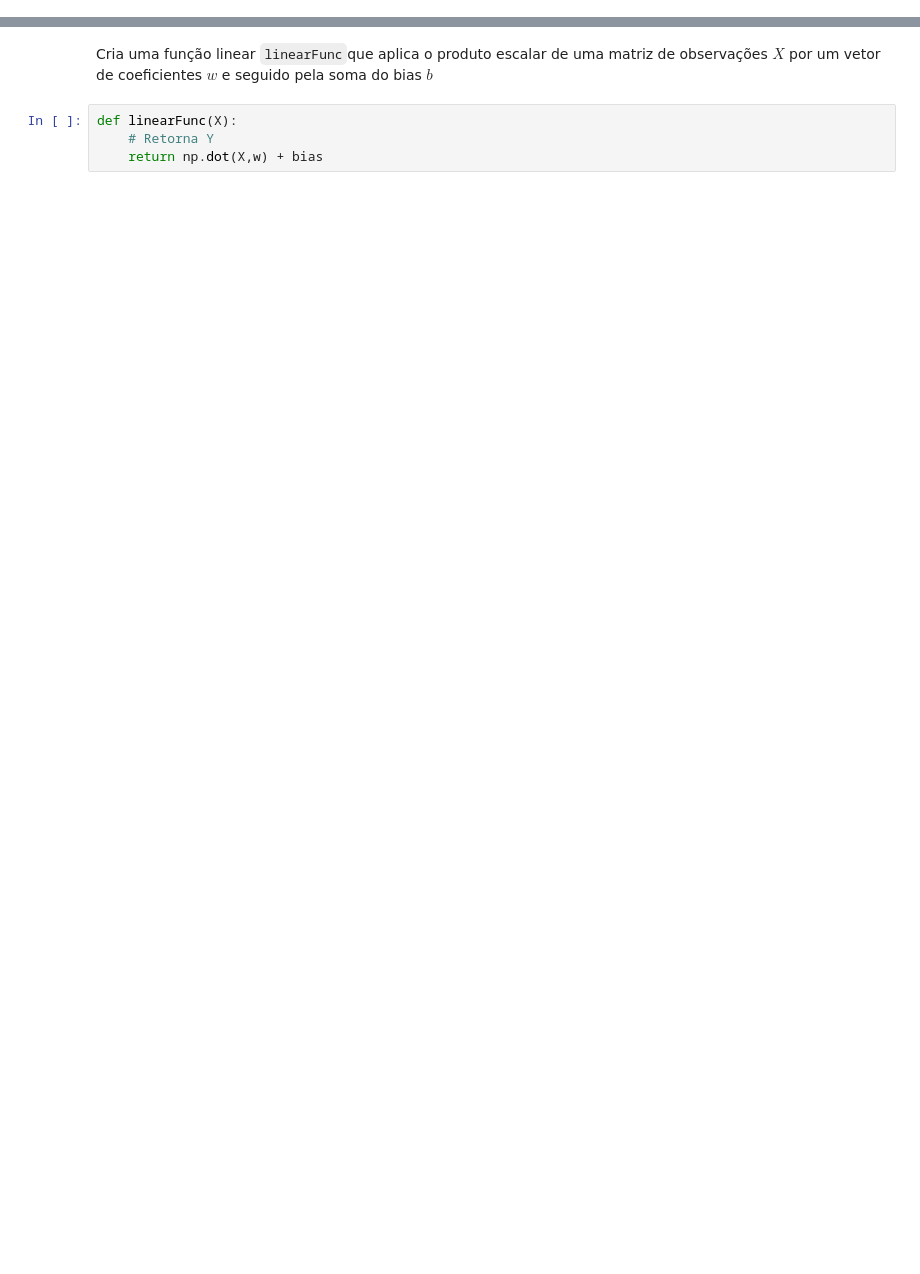
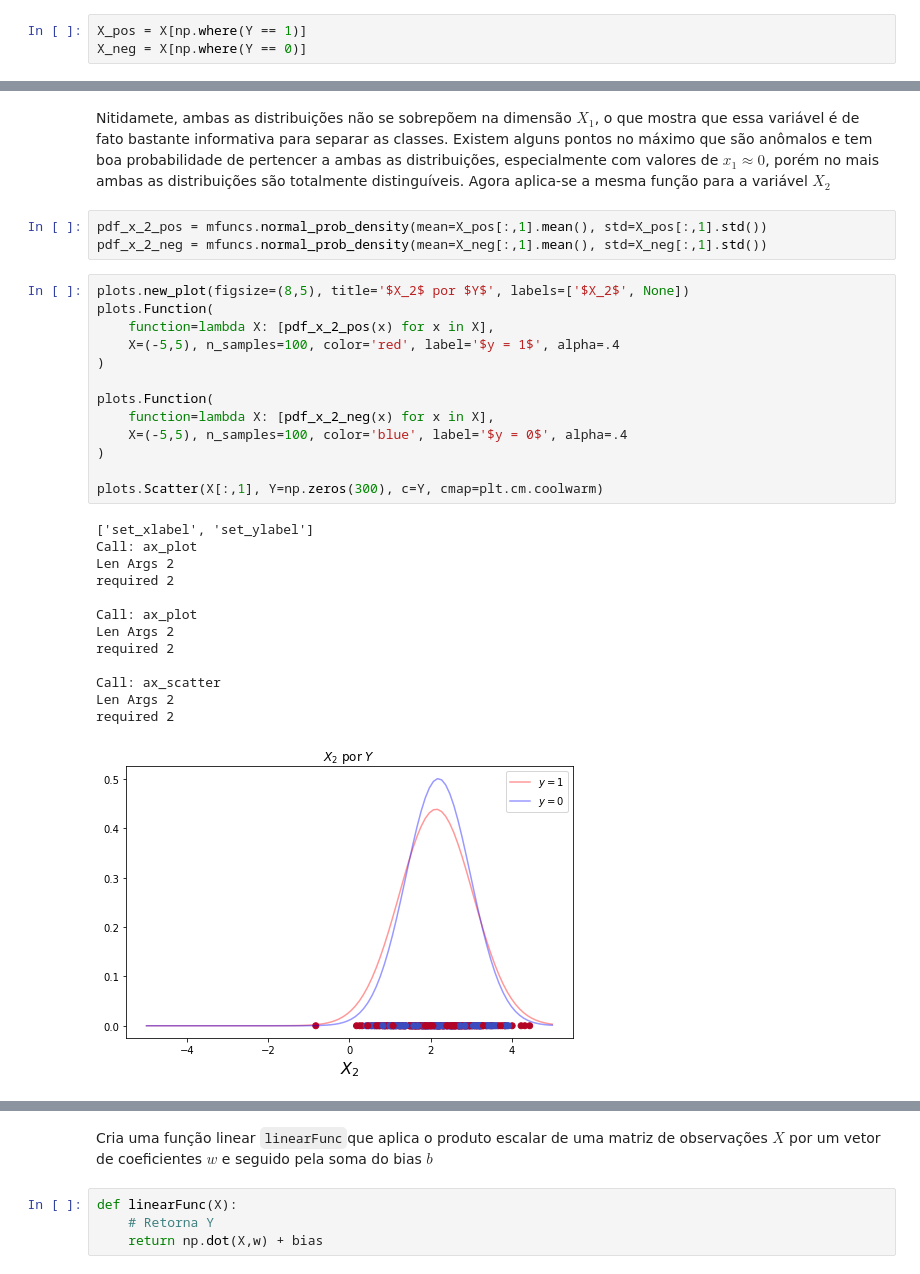
Before and after one commit to rodrigodoering/Projetos, a Jupyter notebook: Estudo_MachineLearning/Supervised/Notebook1/aprendizagem-supervisionada-classifica-o-1.ipynb, the cells around one changed output, grey strips where cells are left out. Drawn from its saved outputs; the diff is of its cells as text; blank space fills up the shorter version.

```diff
--- a/Estudo_MachineLearning/Supervised/Notebook1/aprendizagem-supervisionada-classifica-o-1.ipynb
+++ b/Estudo_MachineLearning/Supervised/Notebook1/aprendizagem-supervisionada-classifica-o-1.ipynb
@@ -255,0 +451,3 @@ vs.display_vec([bias], label='b')
+# %%
+X_pos = X[np.where(Y == 1)]
+X_neg = X[np.where(Y == 0)]
@@ -255,0 +490,32 @@ vs.display_vec([bias], label='b')
+# %% [markdown]
+Nitidamete, ambas as distribuições não se sobrepõem na dimensão $X_1$, o que mostra que essa variável é de fato bastante informativa para separar as classes. Existem alguns pontos no máximo que são anômalos e tem boa probabilidade de pertencer a ambas as distribuições, especialmente com valores de $x_1 \approx 0$, porém no mais ambas as distribuições são totalmente distinguíveis. Agora aplica-se a mesma função para a variável $X_2$
+# %%
+pdf_x_2_pos = mfuncs.normal_prob_density(mean=X_pos[:,1].mean(), std=X_pos[:,1].std())
+pdf_x_2_neg = mfuncs.normal_prob_density(mean=X_neg[:,1].mean(), std=X_neg[:,1].std())
+# %%
+plots.new_plot(figsize=(8,5), title='$X_2$ por $Y$', labels=['$X_2$', None])
+plots.Function(
+    function=lambda X: [pdf_x_2_pos(x) for x in X],
+    X=(-5,5), n_samples=100, color='red', label='$y = 1$', alpha=.4
+)
+
+plots.Function(
+    function=lambda X: [pdf_x_2_neg(x) for x in X],
+    X=(-5,5), n_samples=100, color='blue', label='$y = 0$', alpha=.4
+)
+
+plots.Scatter(X[:,1], Y=np.zeros(300), c=Y, cmap=plt.cm.coolwarm)
+# %% [output]
+['set_xlabel', 'set_ylabel']
+Call: ax_plot
+Len Args 2
+required 2
+
+Call: ax_plot
+Len Args 2
+required 2
+
+Call: ax_scatter
+Len Args 2
+required 2
+[figure, added]
```
Also changed, not shown: parts of 140 cells of this notebook.
